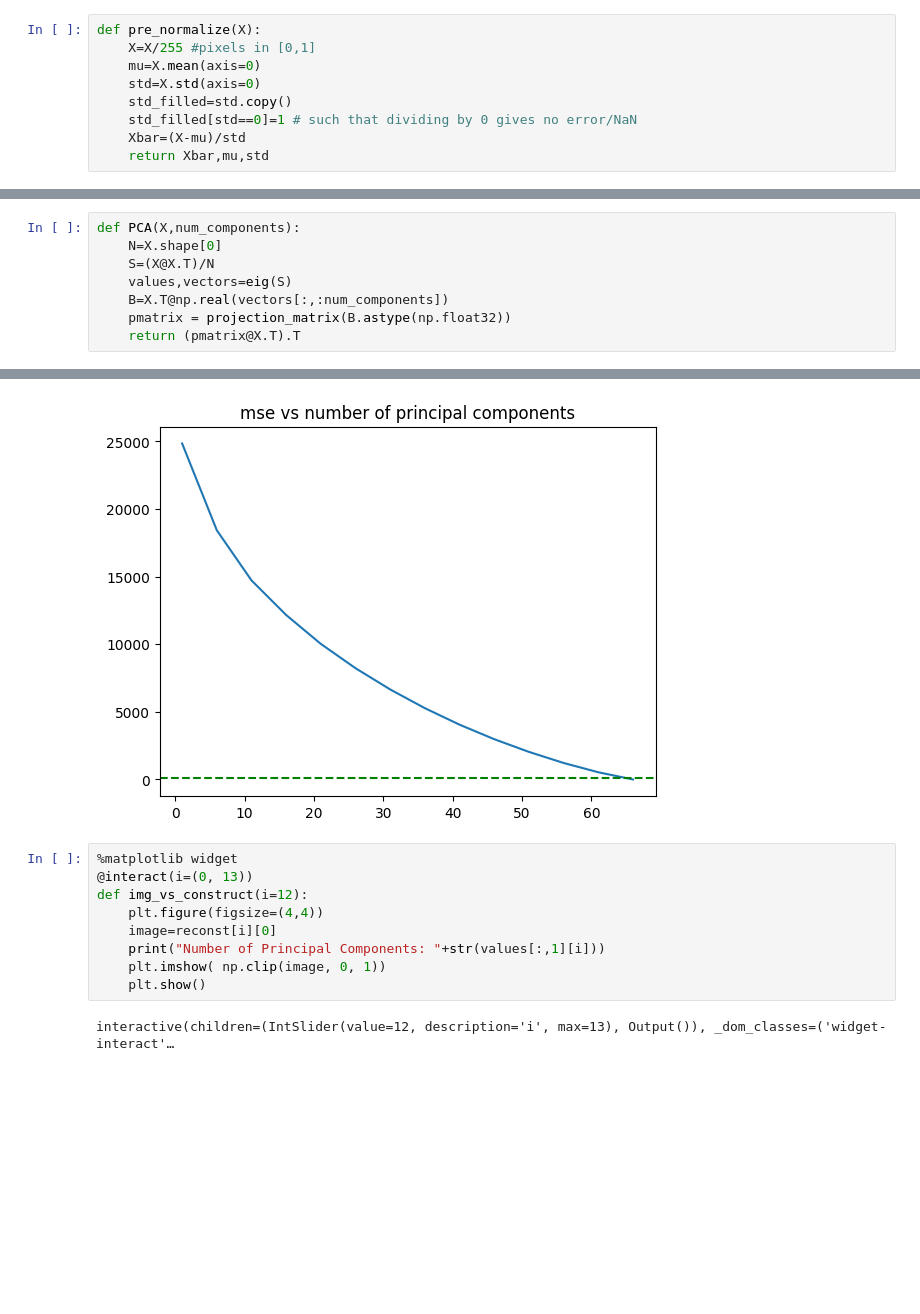
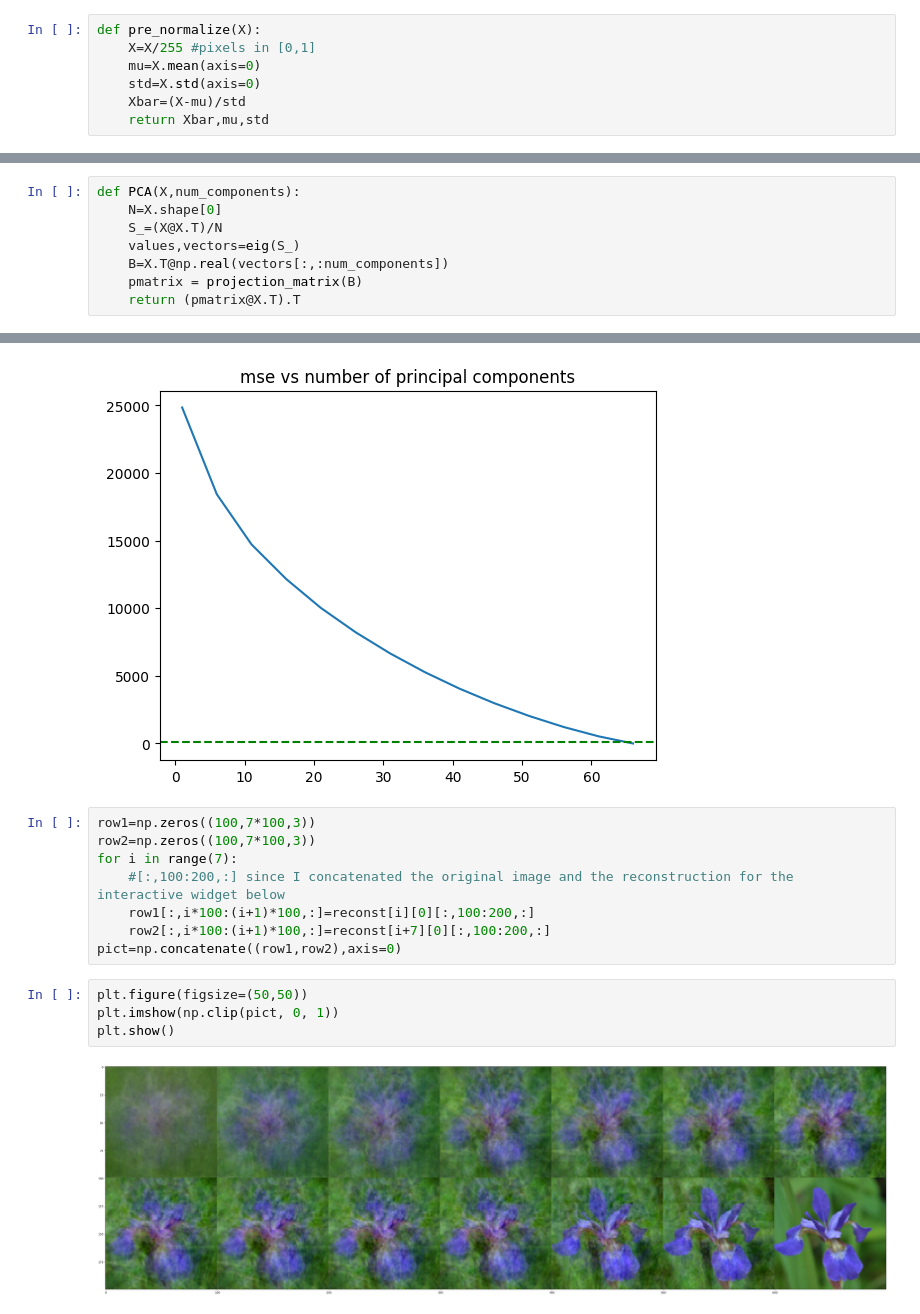
Before and after one commit to Mato-En/PCA, a Jupyter notebook: pca.ipynb, the cells around one changed output, grey strips where cells are left out. Saved outputs shown, nothing was run; the diff lists cells and outputs as text; blank space fills up the shorter version.

```diff
--- a/pca.ipynb
+++ b/pca.ipynb
@@ -16,8 +19,6 @@ def pre_normalize(X):
     X=X/255 #pixels in [0,1]
     mu=X.mean(axis=0)
     std=X.std(axis=0)
-    std_filled=std.copy()
-    std_filled[std==0]=1 # such that dividing by 0 gives no error/NaN
     Xbar=(X-mu)/std
     return Xbar,mu,std
 # %%
@@ -31,10 +38,10 @@ def projection_matrix(B):
 # %%
 def PCA(X,num_components):
     N=X.shape[0]
-    S=(X@X.T)/N
-    values,vectors=eig(S)
+    S_=(X@X.T)/N
+    values,vectors=eig(S_)
     B=X.T@np.real(vectors[:,:num_components])
-    pmatrix = projection_matrix(B.astype(np.float32))
+    pmatrix = projection_matrix(B)
     return (pmatrix@X.T).T
 # %%
 def mse(X,reconst):
@@ -61,14 +68,17 @@ plt.ylable="mse"
 plt.show()
 # %% [output]
 [figure]
-# %%
-%matplotlib widget
-@interact(i=(0, 13))
-def img_vs_construct(i=12):
-    plt.figure(figsize=(4,4))
-    image=reconst[i][0]
-    print("Number of Principal Components: "+str(values[:,1][i]))
-    plt.imshow( np.clip(image, 0, 1))
-    plt.show()
-# %% [output]
-interactive(children=(IntSlider(value=12, description='i', max=13), Output()), _dom_classes=('widget-interact'…
+# %%
+row1=np.zeros((100,7*100,3))
+row2=np.zeros((100,7*100,3))
+for i in range(7):
+    #[:,100:200,:] since I concatenated the original image and the reconstruction for the interactive widget below
+    row1[:,i*100:(i+1)*100,:]=reconst[i][0][:,100:200,:]
+    row2[:,i*100:(i+1)*100,:]=reconst[i+7][0][:,100:200,:]
+pict=np.concatenate((row1,row2),axis=0)
+# %%
+plt.figure(figsize=(50,50))
+plt.imshow(np.clip(pict, 0, 1))
+plt.show()
+# %% [output]
+[figure, added]
```
Also changed, not shown: parts of 7 cells of this notebook.
